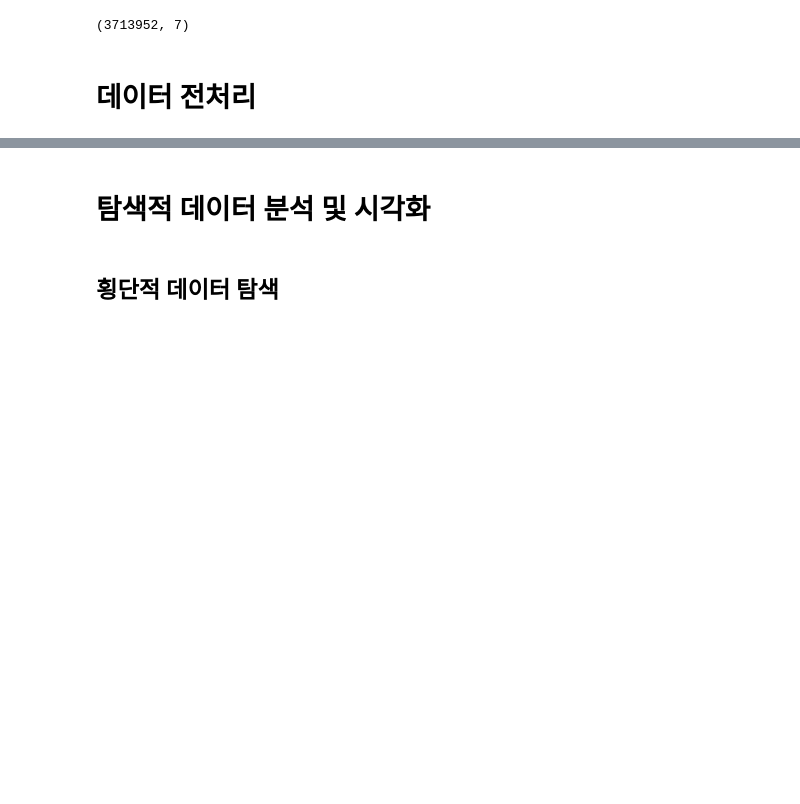
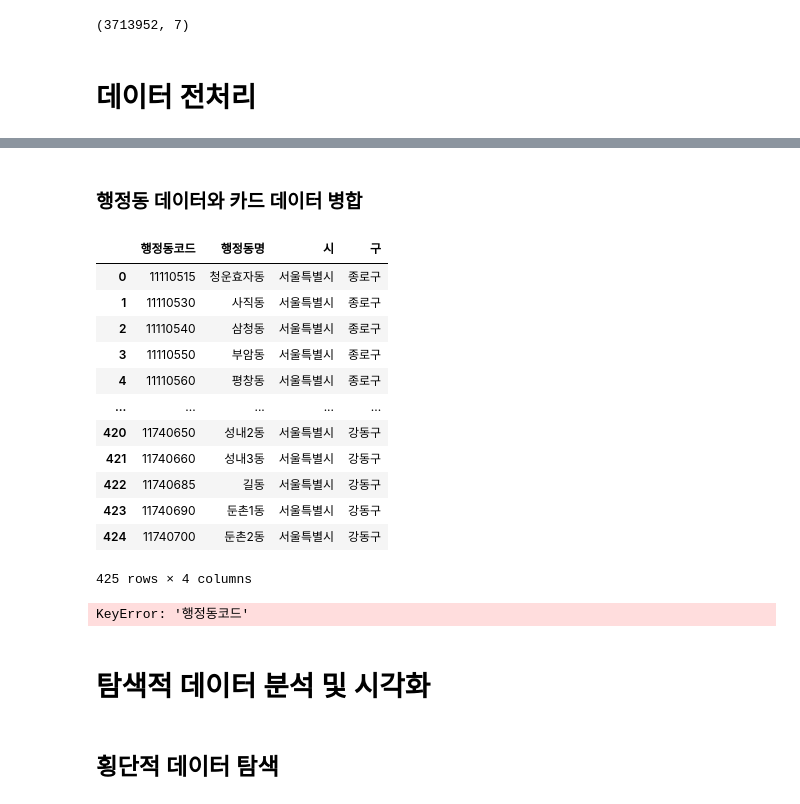
Before and after one commit to mumala/corona-project, a Jupyter notebook: 카드데이터.ipynb, the cells around one changed output, grey strips where cells are left out. Drawn from its saved outputs; the diff is of its cells as text; code cells hidden in the pictures; blank space fills up the shorter version.

```diff
--- a/카드데이터.ipynb
+++ b/카드데이터.ipynb
@@ -91,3 +167,38 @@ card_s={1:'관광',2:'취미',3:'생활',4:'쇼핑',5:'교육',6:'차량',7:'의
+# %% [markdown]
+### 행정동 데이터와 카드 데이터 병합
+# %%
+adstrd = pd.read_csv("C:/Users/COM/Desktop/proj/adstrd_master.csv")
+# %%
+adstrd.columns=['행정동코드','동','시','구']
+# %%
+# float 타입인 행정동코드를 int타입으로 변경
+adstrd.행정동코드=adstrd.행정동코드.astype(int)
+
+# 서울시 데이터만 뽑아서 데이터 프레임으로 생성
+adstrd_seoul=adstrd.loc[adstrd.시=="서울특별시"]
+adstrd_seoul.columns=['행정동코드','행정동명','시','구']
+# %%
+adstrd_seoul
+# %% [output]
+|  | 행정동코드 | 행정동명 | 시 | 구 |
+| 0 | 11110515 | 청운효자동 | 서울특별시 | 종로구 |
+| 1 | 11110530 | 사직동 | 서울특별시 | 종로구 |
+| 2 | 11110540 | 삼청동 | 서울특별시 | 종로구 |
+| 3 | 11110550 | 부암동 | 서울특별시 | 종로구 |
+| 4 | 11110560 | 평창동 | 서울특별시 | 종로구 |
+| ... | ... | ... | ... | ... |
+| 420 | 11740650 | 성내2동 | 서울특별시 | 강동구 |
+| 421 | 11740660 | 성내3동 | 서울특별시 | 강동구 |
+| 422 | 11740685 | 길동 | 서울특별시 | 강동구 |
+| 423 | 11740690 | 둔촌1동 | 서울특별시 | 강동구 |
+| 424 | 11740700 | 둔촌2동 | 서울특별시 | 강동구 |
+425 rows × 4 columns
+# %%
+# 카드 데이터와 행정동 데이터를 행정동코드 기준으로 병합
+
+card_gu=pd.merge(adstrd_seoul, card, on='행정동코드', how='outer')
+# %% [output]
+KeyError: '행정동코드'
 # %% [markdown]
 # 탐색적 데이터 분석 및 시각화
 # %% [markdown]
```
Also changed, not shown: parts of 20 cells of this notebook.
